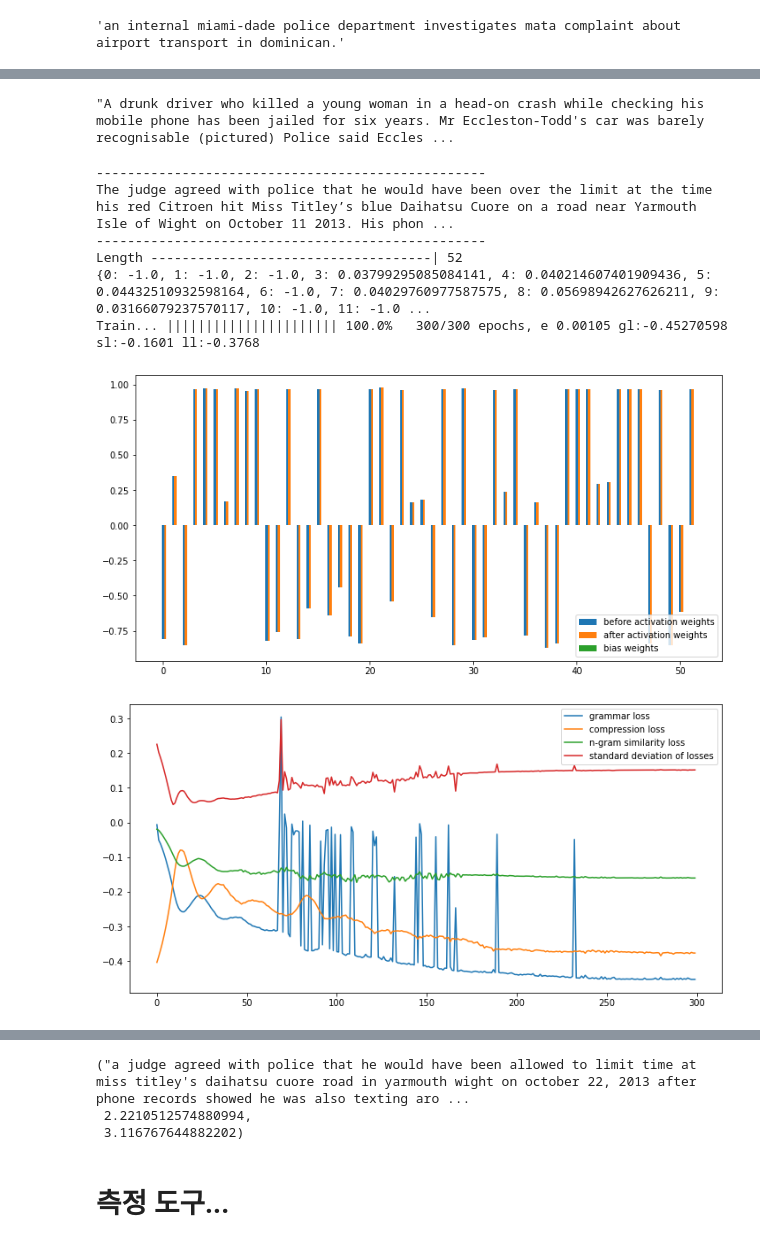
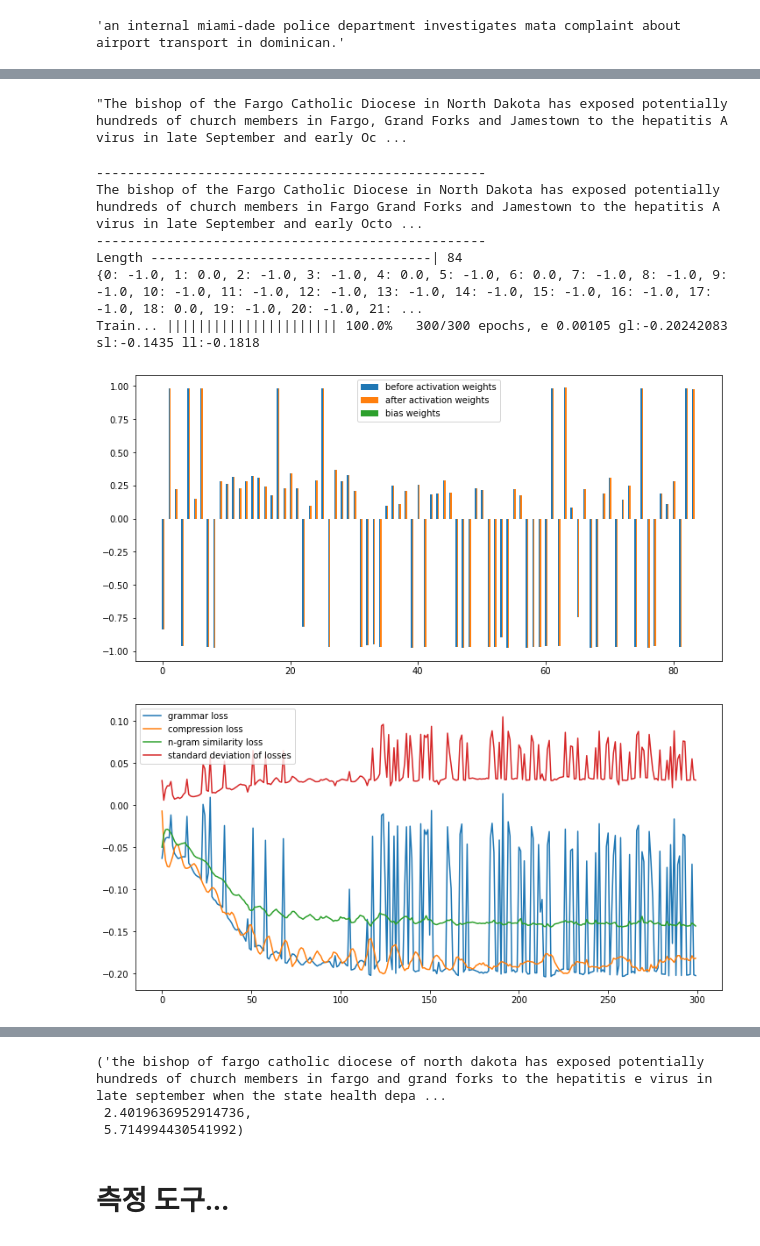
Before and after one commit to dolmani38/Summary2, a Jupyter notebook: en_multi-discriminator GAN 0924.ipynb, the cells around one changed output, grey strips where cells are left out. Drawn from its saved outputs; the diff is of its cells as text; code cells hidden in the pictures.

```diff
--- a/en_multi-discriminator GAN 0924.ipynb
+++ b/en_multi-discriminator GAN 0924.ipynb
@@ -797,7 +797,7 @@ class Source:
             attention = cosine_similarity(self.full_text,word)
 
             if attention >= trs or index == len(self.org_term_set)-1:
-                self.bias_table[index] = attention
+                self.bias_table[index] = 0.0 #attention
             else:
                 self.bias_table[index] = -1.0 #attention #-cosine_similarity(self.full_text,word)
             '''
@@ -1285,7 +1285,7 @@ class SAM_Summarizer:
         decay = 10/epochs
 
 
-        dfs = torch.tensor([ 1.0, 1.0, comp_rate], device=device, dtype=torch.float, requires_grad=True)
+        dfs = torch.tensor([ 1.0, similarity, comp_rate], device=device, dtype=torch.float, requires_grad=True)
         target = torch.tensor([list(self.source.bias_table.values()) for u in range(batch_size)],dtype=torch.float).to(device)
         #print(target)
         #noise = torch.randn(batch_size,self.source.org_source_length).to(device)
@@ -1341,7 +1341,7 @@ class SAM_Summarizer:
 
                 dsc_loss = torch.stack([G_g_loss,G_s_loss,G_l_loss])
 
-                G_loss = torch.dot(dfs,dsc_loss) + torch.std(dsc_loss)*2
+                G_loss = torch.dot(dfs,dsc_loss) + torch.std(dsc_loss)*std_factor
                 #G_loss =  G_g_loss  + G_s_loss + G_l_loss * comp_rate
                 #G_loss = G_l_loss
 
@@ -1381,6 +1381,9 @@ class SAM_Summarizer:
             epsilon = min_epsilon + (max_epsilon - min_epsilon) * np.exp(-decay * i)
 
         self.generator.eval()
+
+        if G_g_loss > -0.10:
+            return None
         #self.g_discriminator.discriminator.eval()
         if display:
             plt.figure(figsize=(12, 6))
@@ -1488,6 +1491,7 @@ class SAM_Summarizer:
                 print(best_text)
                 print(correct_best_text)
             best_text = correct_best_text
+            best_grammar_score = correct_best_grammar_score
 
         return best_text, max_score, best_grammar_score
 # %% [markdown]
@@ -1507,7 +1511,7 @@ def sam_wgan4(full_text,text, epochs=50, batch_size=100,display=False, retry = T
     if retry_count > 10:
         raise Exception("Can't summarize the text")
 
-    source = Source(full_text,text,delete_ending = False,attendtion_rate=0.4)
+    source = Source(full_text,text,delete_ending = False,attendtion_rate=atten_rate)
     source.set_key_rate(s_discriminator)
     summarizer = SAM_Summarizer(g_discriminator,s_discriminator)
     summarizer.ready(source)
@@ -1707,10 +1716,10 @@ Some weights of the model checkpoint at bert-large-uncased were not used when in
 - This IS expected if you are initializing BertModel from the checkpoint of a model trained on another task or with another architecture (e.g. initializing a BertForSequenceClassification model from a ...
 - This IS NOT expected if you are initializing BertModel from the checkpoint of a model that you expect to be exactly identical (initializing a BertForSequenceClassification model from a BertForSequen ...
 # %%
-full_text = get_prepared_doc(sentences_dataset[2])
+full_text = get_prepared_doc(sentences_dataset[0])
 besm(full_text)
 # %% [output]
-"A drunk driver who killed a young woman in a head-on crash while checking his mobile phone has been jailed for six years. Mr Eccleston-Todd's car was barely recognisable (pictured) Police said Eccles ...
+"The bishop of the Fargo Catholic Diocese in North Dakota has exposed potentially hundreds of church members in Fargo, Grand Forks and Jamestown to the hepatitis A virus in late September and early Oc ...
 # %%
 import nltk
 from nltk.corpus import stopwords
@@ -1832,15 +1845,21 @@ def summary(ft,text,steps=4,top_rank=2,comp_rate=1.0):
 # %%
 logout = True
+atten_rate = 0.1
+similarity = 1.0
+std_factor = 3.0
 txt = """
- The judge agreed with police that he would have been over the limit at the time his red Citroen hit Miss Titley’s blue Daihatsu Cuore on a road near Yarmouth, Isle of Wight, on October 11, 2013. His phone records showed he was also texting around the time of the crash.
- """
-sam_wgan4(get_prepared_doc(sentences_dataset[2]),txt,epochs=300,display= True,retry = False,comp_rate=0.7)
+The bishop of the Fargo Catholic Diocese in North Dakota has exposed potentially hundreds of church members in Fargo Grand Forks and Jamestown to the hepatitis A virus in late September and early October. The state Health Department has issued an advisory of exposure for anyone who attended five churches and took communion. Bishop John Folda (pictured) of the Fargo Catholic Diocese in North Dakota has exposed potentially hundreds of church members in Fargo Grand Forks and Jamestown to the hepatitis A.
+"""
+#The diocese says he contracted the infection through contaminated food while attending a conference for newly ordained bishops in Italy last month. Symptoms of hepatitis A include fever, tiredness, loss of appetite, nausea and abdominal discomfort. Fargo Catholic Diocese in North Dakota (pictured) is where the bishop is located.
+#The judge agreed with police that he would have been over the limit at the time his red Citroen hit Miss Titley’s blue Daihatsu Cuore on a road near Yarmouth, Isle of Wight, on October 11, 2013. His phone records showed he was also texting around the time of the crash.
+
+sam_wgan4(get_prepared_doc(sentences_dataset[0]),txt,epochs=300,display= True,retry = False,comp_rate=1.5)
 # %% [output]
 --------------------------------------------------
-The judge agreed with police that he would have been over the limit at the time his red Citroen hit Miss Titley’s blue Daihatsu Cuore on a road near Yarmouth Isle of Wight on October 11 2013. His phon ...
+The bishop of the Fargo Catholic Diocese in North Dakota has exposed potentially hundreds of church members in Fargo Grand Forks and Jamestown to the hepatitis A virus in late September and early Octo ...
 --------------------------------------------------
-Length ------------------------------------| 52
-{0: -1.0, 1: -1.0, 2: -1.0, 3: 0.03799295085084141, 4: 0.040214607401909436, 5: 0.04432510932598164, 6: -1.0, 7: 0.04029760977587575, 8: 0.05698942627626211, 9: 0.03166079237570117, 10: -1.0, 11: -1.0 ...
-Train... |||||||||||||||||||||| 100.0%   300/300 epochs, e 0.00105 gl:-0.45270598  sl:-0.1601 ll:-0.3768
+Length ------------------------------------| 84
+{0: -1.0, 1: 0.0, 2: -1.0, 3: -1.0, 4: 0.0, 5: -1.0, 6: 0.0, 7: -1.0, 8: -1.0, 9: -1.0, 10: -1.0, 11: -1.0, 12: -1.0, 13: -1.0, 14: -1.0, 15: -1.0, 16: -1.0, 17: -1.0, 18: 0.0, 19: -1.0, 20: -1.0, 21: ...
+Train... |||||||||||||||||||||| 100.0%   300/300 epochs, e 0.00105 gl:-0.20242083  sl:-0.1435 ll:-0.1818
-[figure, old version]
+[figure, new version]
-[figure, old version]
+[figure, new version]
@@ -1855,6 +1883,6 @@ a judge agreed with police that he would have been allowed to limit time at miss
-("a judge agreed with police that he would have been allowed to limit time at miss titley's daihatsu cuore road in yarmouth wight on october 22, 2013 after phone records showed he was also texting aro ...
- 2.2210512574880994,
- 3.116767644882202)
+('the bishop of fargo catholic diocese of north dakota has exposed potentially hundreds of church members in fargo and grand forks to the hepatitis e virus in late september when the state health depa ...
+ 2.4019636952914736,
+ 5.714994430541992)
 # %% [markdown]
 # 측정 도구...
 # %%
```
Also changed, not shown: parts of 14 cells of this notebook.
